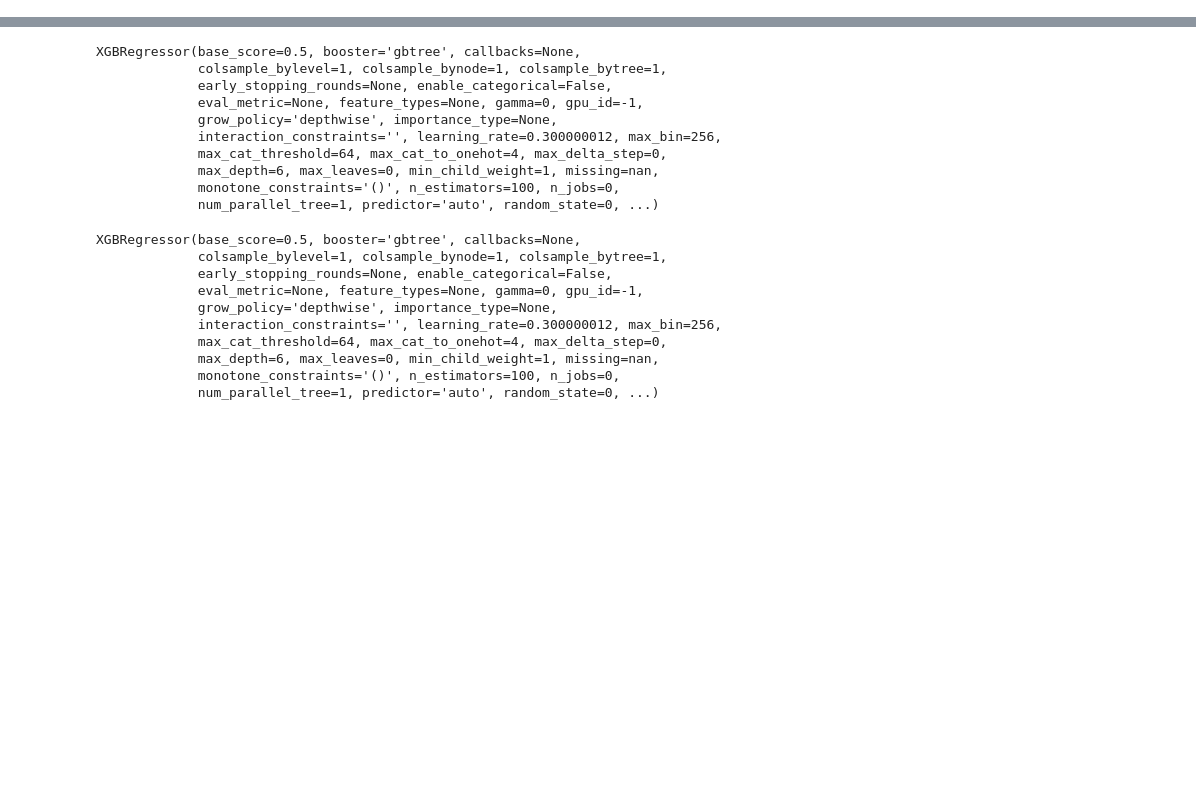
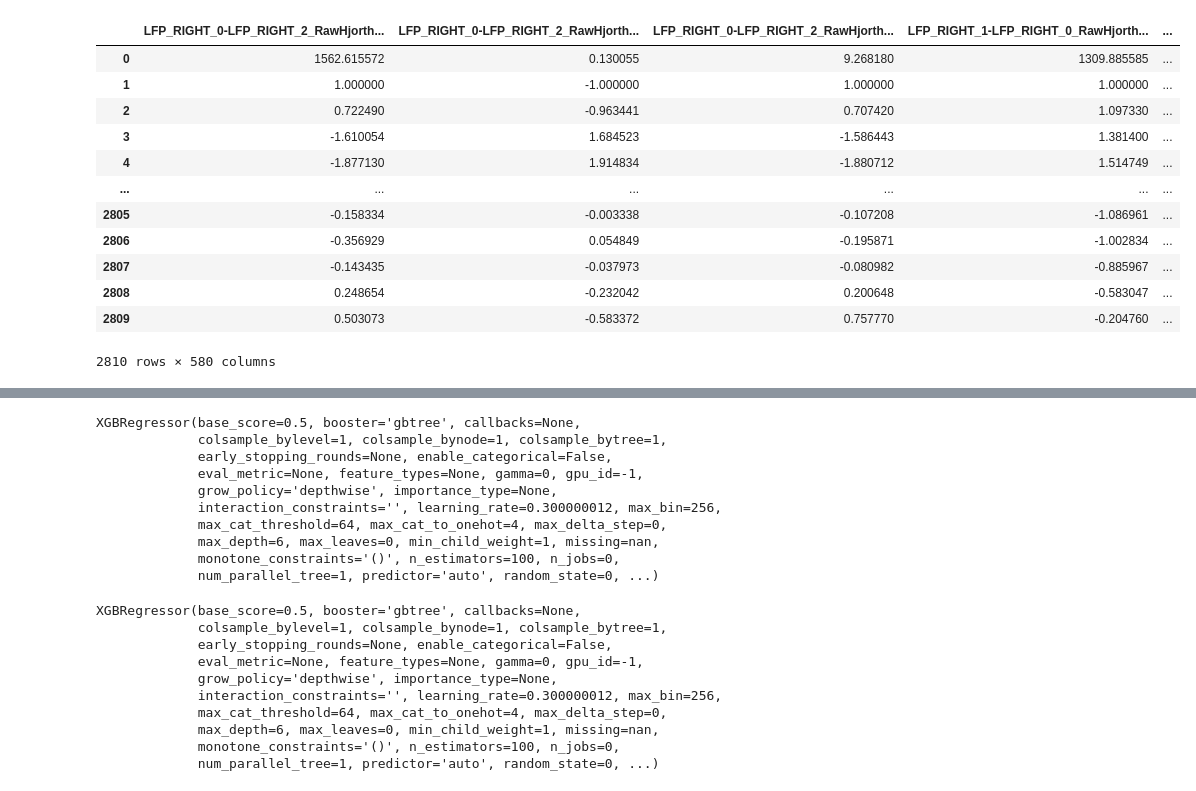
Before and after one commit to lauraflyra/BehaviorallyRelevantNeuralDynamicsWithPSID, a Jupyter notebook: src/explore_xgboost.ipynb, the cells around one changed output, grey strips where cells are left out. Saved outputs shown, nothing was run; the diff lists cells and outputs as text; code cells hidden in the pictures; blank space fills up the shorter version.

```diff
--- a/src/explore_xgboost.ipynb
+++ b/src/explore_xgboost.ipynb
@@ -8,3 +8,19 @@ import matplotlib.pyplot as plt
 # %%
 PATH_FEATURES = "/home/lauraflyra/Documents/BCCN/Lab_Rotation_USC/Code/Data/py_neuromodulation_derivatives/sub-000_ses-right_task-force_run-3/sub-000_ses-right_task-force_run-3_FEATURES.csv"
 data_features = pd.read_csv(PATH_FEATURES, index_col=0)
+# %%
+data_features
+# %% [output]
+|  | LFP_RIGHT_0-LFP_RIGHT_2_RawHjorth... | LFP_RIGHT_0-LFP_RIGHT_2_RawHjorth... | LFP_RIGHT_0-LFP_RIGHT_2_RawHjorth... | LFP_RIGHT_1-LFP_RIGHT_0_RawHjorth... | ... |
+| 0 | 1562.615572 | 0.130055 | 9.268180 | 1309.885585 | ... |
+| 1 | 1.000000 | -1.000000 | 1.000000 | 1.000000 | ... |
+| 2 | 0.722490 | -0.963441 | 0.707420 | 1.097330 | ... |
+| 3 | -1.610054 | 1.684523 | -1.586443 | 1.381400 | ... |
+| 4 | -1.877130 | 1.914834 | -1.880712 | 1.514749 | ... |
+| ... | ... | ... | ... | ... | ... |
+| 2805 | -0.158334 | -0.003338 | -0.107208 | -1.086961 | ... |
+| 2806 | -0.356929 | 0.054849 | -0.195871 | -1.002834 | ... |
+| 2807 | -0.143435 | -0.037973 | -0.080982 | -0.885967 | ... |
+| 2808 | 0.248654 | -0.232042 | 0.200648 | -0.583047 | ... |
+| 2809 | 0.503073 | -0.583372 | 0.757770 | -0.204760 | ... |
+2810 rows × 580 columns
```
Also changed, not shown: parts of 33 cells of this notebook.
